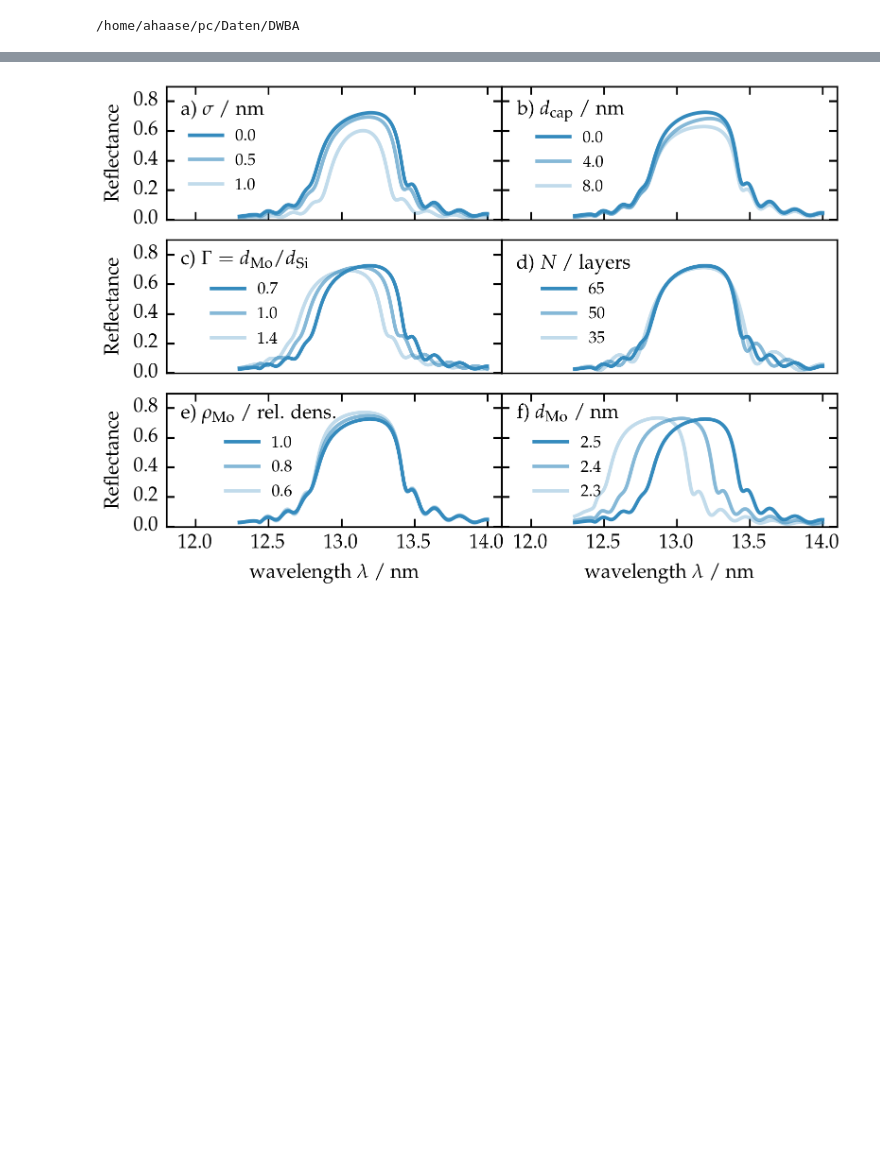
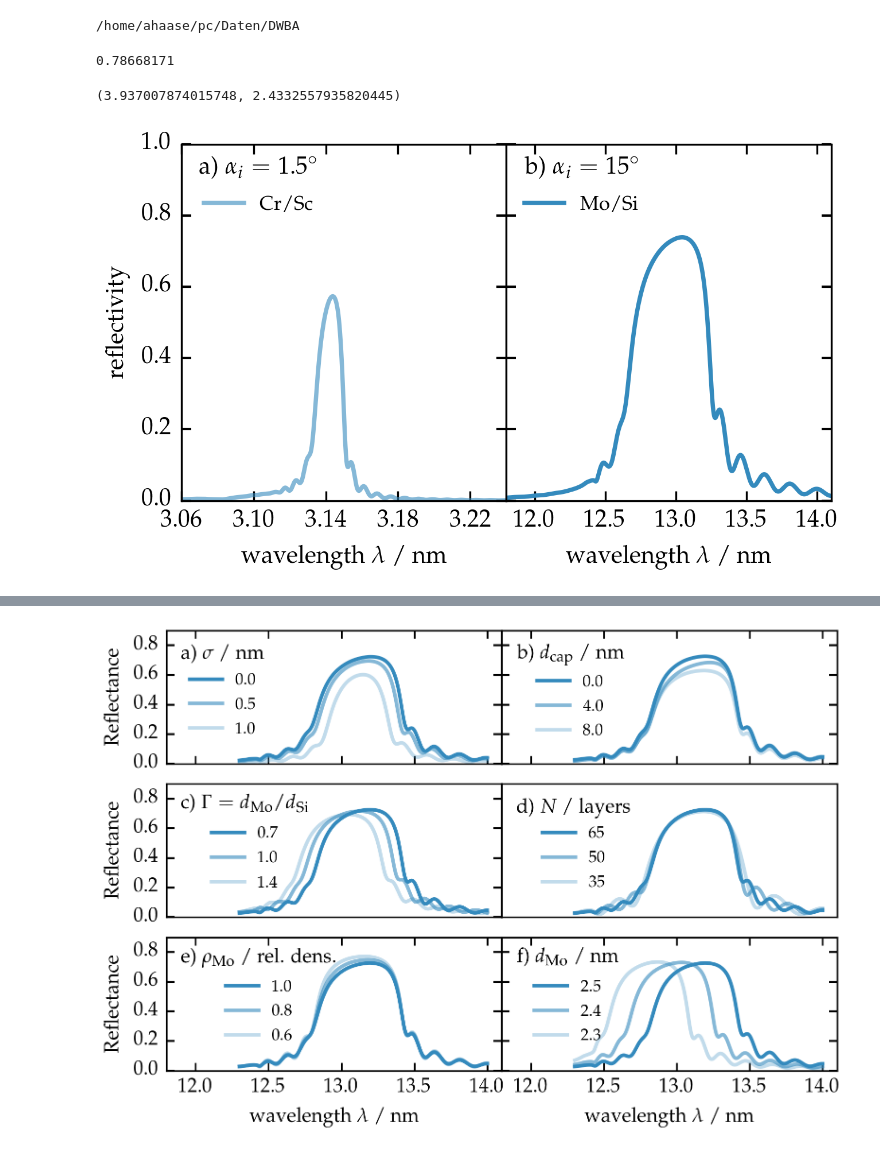
Before and after one commit to awhaase/thesis, a Jupyter notebook: material/Thesis_Sim_Mo_C_Si_B4C.ipynb, the cells around one changed output, grey strips where cells are left out. Drawn from its saved outputs; the diff is of its cells as text; code cells hidden in the pictures; blank space fills up the shorter version.

```diff
--- a/material/Thesis_Sim_Mo_C_Si_B4C.ipynb
+++ b/material/Thesis_Sim_Mo_C_Si_B4C.ipynb
@@ -35,3 +35,7 @@ def eval_xrr(p, wls):
     euv = euv_h
 
     return euv
+# %%
+1.57336342*0.5
+# %% [output]
+0.78668171
@@ -38,3 +69,58 @@ def eval_xrr(p, wls):
+# %%
+fig_golden_ratio(10)
+# %% [output]
+(3.937007874015748, 2.4332557935820445)
+# %%
+fig = plt.figure(figsize=(4.720708661417323, 2.43581372940249))
+gs =  gridspec.GridSpec(1,2)
+gs.update(left=0.15, right=0.95, hspace=0.15, wspace=0.0, top=0.95, bottom=0.1)
+
+ax1 = fig.add_subplot(gs[0,0])
+ax2 = fig.add_subplot(gs[0,1])
+
+ax1.set_xlim((3.06,3.24))
+ax2.set_xlim((11.8,14.1))
+
+
+ax1.set_ylim((0.0,1.0))
+ax2.set_ylim((0.0,1.0))
+ax1.set_ylabel("reflectivity")
+ax1.set_xlabel("wavelength $\\lambda$ / nm")
+ax2.set_xlabel("wavelength $\\lambda$ / nm")
+
+ax2.set_yticklabels(())
+
+
+ax1.set_yticks((0.0,0.2,0.4,0.6,0.8,1.0))
+ax1.set_xticks((3.06,3.1,3.14,3.18,3.22))
+ax2.set_yticks((0.0,0.2,0.4,0.6,0.8,1.0))
+
+wls = np.linspace(2.8,3.4,2000)
+dat = eval_xrr_CrSc(wls)
+ax1.plot(wls,dat, color=fit_color, alpha=0.6, label="Cr/Sc")
+
+wl = np.linspace(11.8, 14.1, 2000)
+p = [0.0, #c_cap, 0
+    1.0, #c_cd,   1
+    2.0, #sio2,   2
+    3.9, #si,     3
+    3.0, #mo,     4
+    0.0, #c,      5
+    0.0, #s,      6
+    1.0, #d_si,   7
+    1.0, #d_mo,   8
+    1.0, #d_C,    9
+    0.0, #b4c,   10
+    1.0, #d_b4c  11
+     65] #N      12
+dat = eval_xrr(p, wl)
+ax2.plot(wl,dat, color=fit_color, label="Mo/Si")
+ax1.legend(title="a) $\\alpha_i = 1.5^\\circ$",loc=2)
+ax2.legend(title="b) $\\alpha_i = 15^\\circ$",loc=2)
+fig.savefig("/home/ahaase/Dropbox/PTB/Dissertation/thesis/img/MoSi_vs_CrSc.pdf")
+fig
+# %% [output]
+[figure, added]
 # %%
 %cd /home/ahaase/pc/Daten/DWBA
 reload(reflectivity)
```
Also changed, not shown: parts of 2 cells of this notebook, 3 other files.
